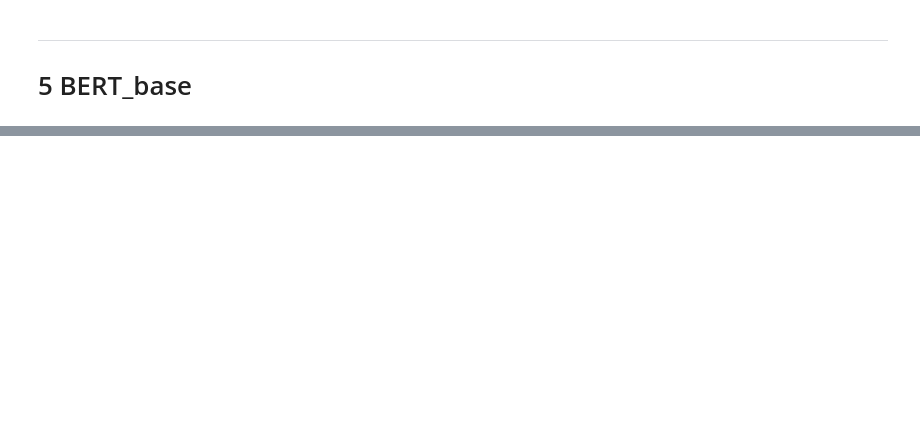
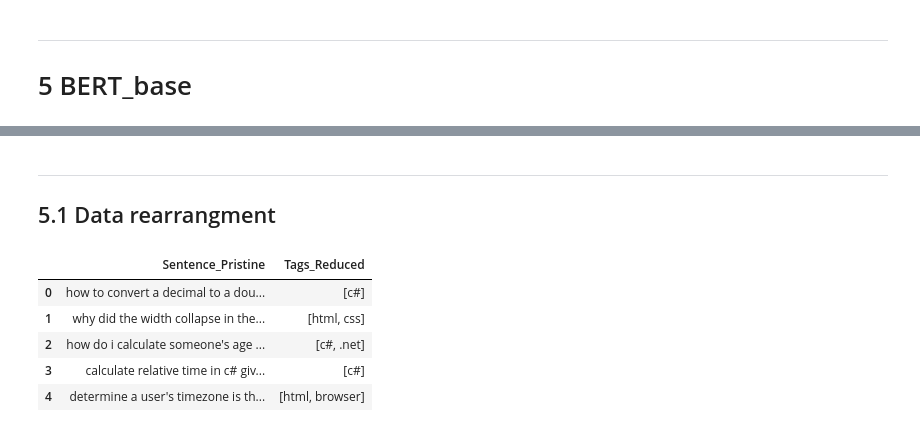
Before and after one commit to curiousmindflow/oc-ml-p7, a Jupyter notebook: notebook.ipynb, the cells around one changed output, grey strips where cells are left out. Cells and saved outputs as stored; diff of their text form; code cells hidden in the pictures; blank space fills up the shorter version.

```diff
--- a/notebook.ipynb
+++ b/notebook.ipynb
@@ -580,0 +792,13 @@ if config["baseline"]:
+# %% [markdown]
+***
+## 5.1 Data rearrangment
+# %%
+data = data[["Sentence_Pristine", "Tags_Reduced"]]
+data.head()
+# %% [output]
+|  | Sentence_Pristine | Tags_Reduced |
+| 0 | how to convert a decimal to a dou... | [c#] |
+| 1 | why did the width collapse in the... | [html, css] |
+| 2 | how do i calculate someone's age ... | [c#, .net] |
+| 3 | calculate relative time in c# giv... | [c#] |
+| 4 | determine a user's timezone is th... | [html, browser] |
```
Also changed, not shown: parts of 56 cells of this notebook, 5 other files.
